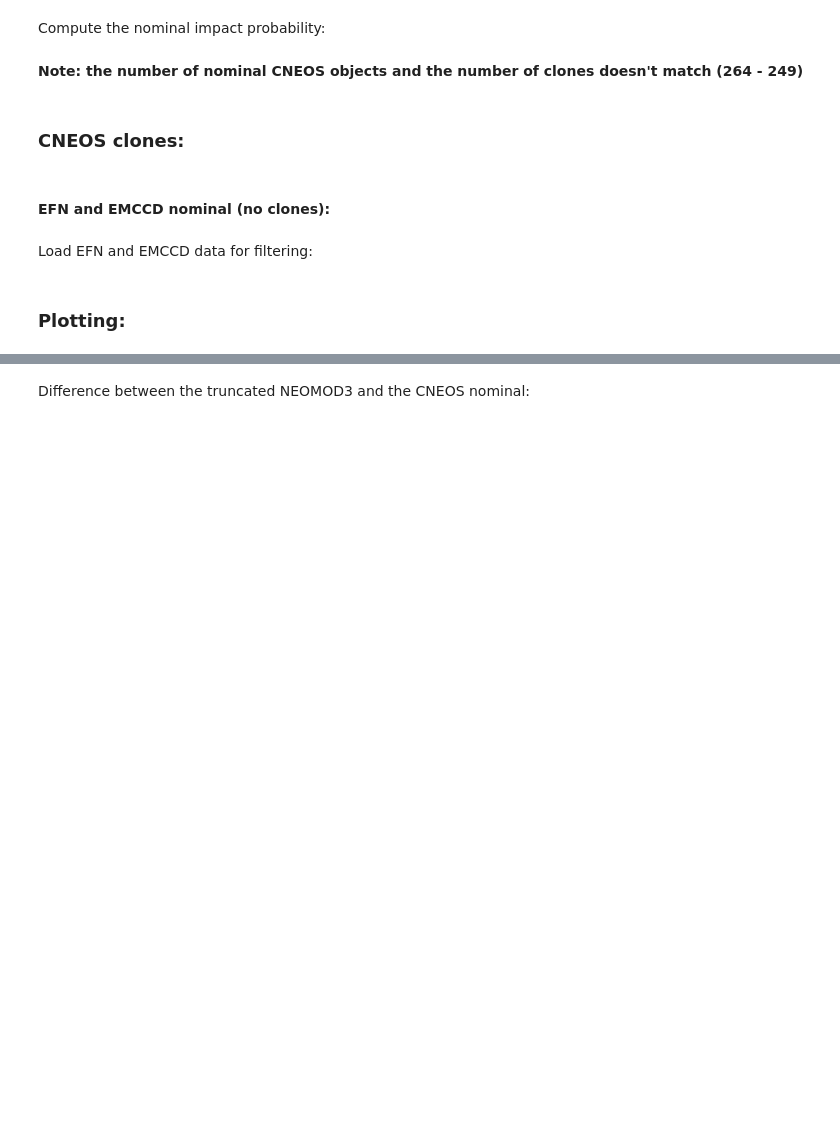
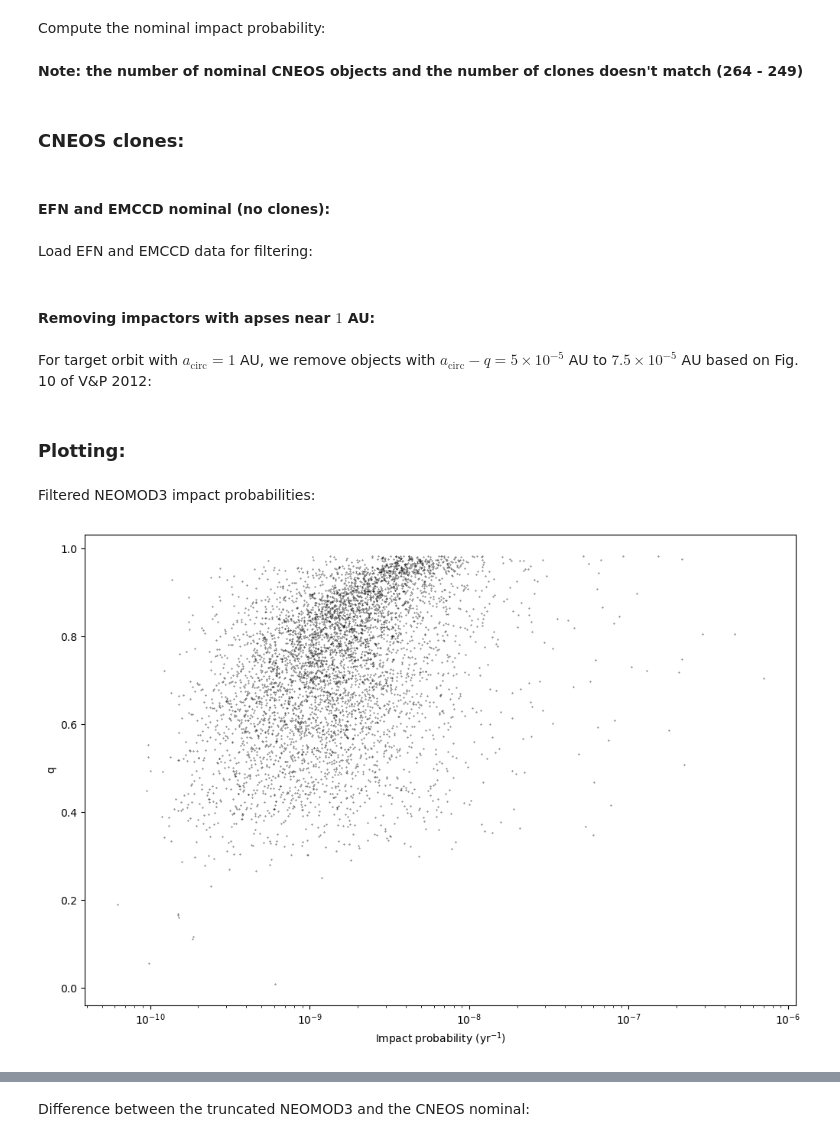
Before and after one commit to ia-chow/Thesis, a Jupyter notebook: dynamics/impact_probabilities.ipynb, the cells around one changed output, grey strips where cells are left out. Drawn from its saved outputs; the diff is of its cells as text; code cells hidden in the pictures; blank space fills up the shorter version.

```diff
--- a/dynamics/impact_probabilities.ipynb
+++ b/dynamics/impact_probabilities.ipynb
@@ -460,3 +461,7 @@ emccd_pts_nonnan = emccd_pts_unfiltered[emccd_non_nan_mask]
 
 impact_prob_mask_emccd = emccd_pts_nonnan > 0.
 emccd_pts = emccd_pts_nonnan[impact_prob_mask_emccd] # already array
+# %% [markdown]
+#### Removing impactors with apses near $1$ AU:
+# %% [markdown]
+For target orbit with $a_\mathrm{circ} = 1$ AU, we remove objects with $a_\mathrm{circ} - q = 5 \times 10^{-5}$ AU to $7.5 \times 10^{-5}$ AU based on Fig. 10 of V&P 2012:
@@ -463,2 +491,11 @@ emccd_pts = emccd_pts_nonnan[impact_prob_mask_emccd] # already array
 # %% [markdown]
 ### Plotting:
+# %% [markdown]
+Filtered NEOMOD3 impact probabilities:
+# %%
+plt.figure(figsize = (12, 8))
+plt.scatter(filtered_neomod3_pts, filtered_neomod3_q, c='k', s=0.1, alpha = 0.9)
+plt.xlabel(r'Impact probability (yr$^{-1}$)'), plt.ylabel ('q')
+plt.xscale('log')
+# %% [output]
+[figure, added]
```
Also changed, not shown: parts of 10 cells of this notebook, 3 other files.
